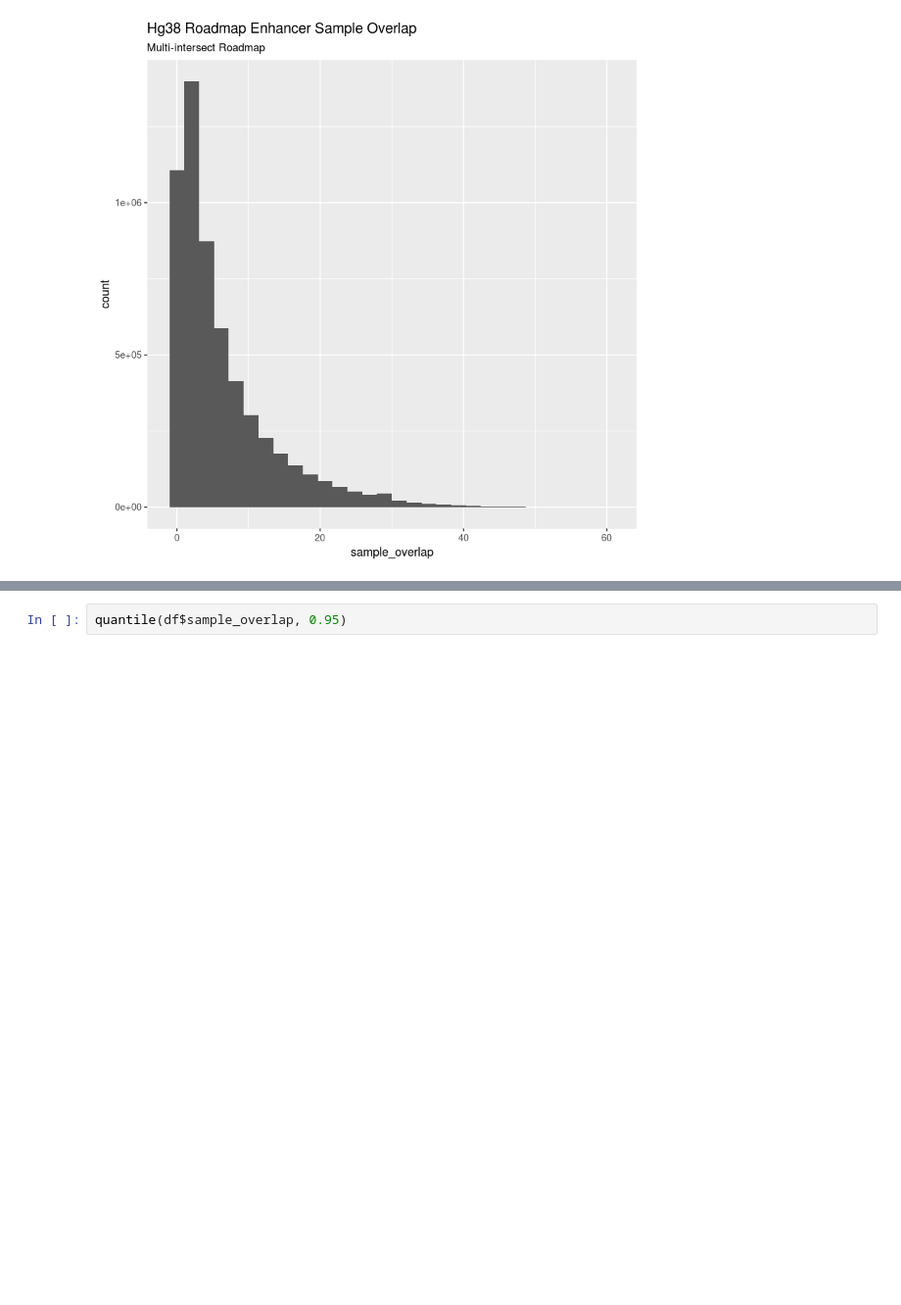
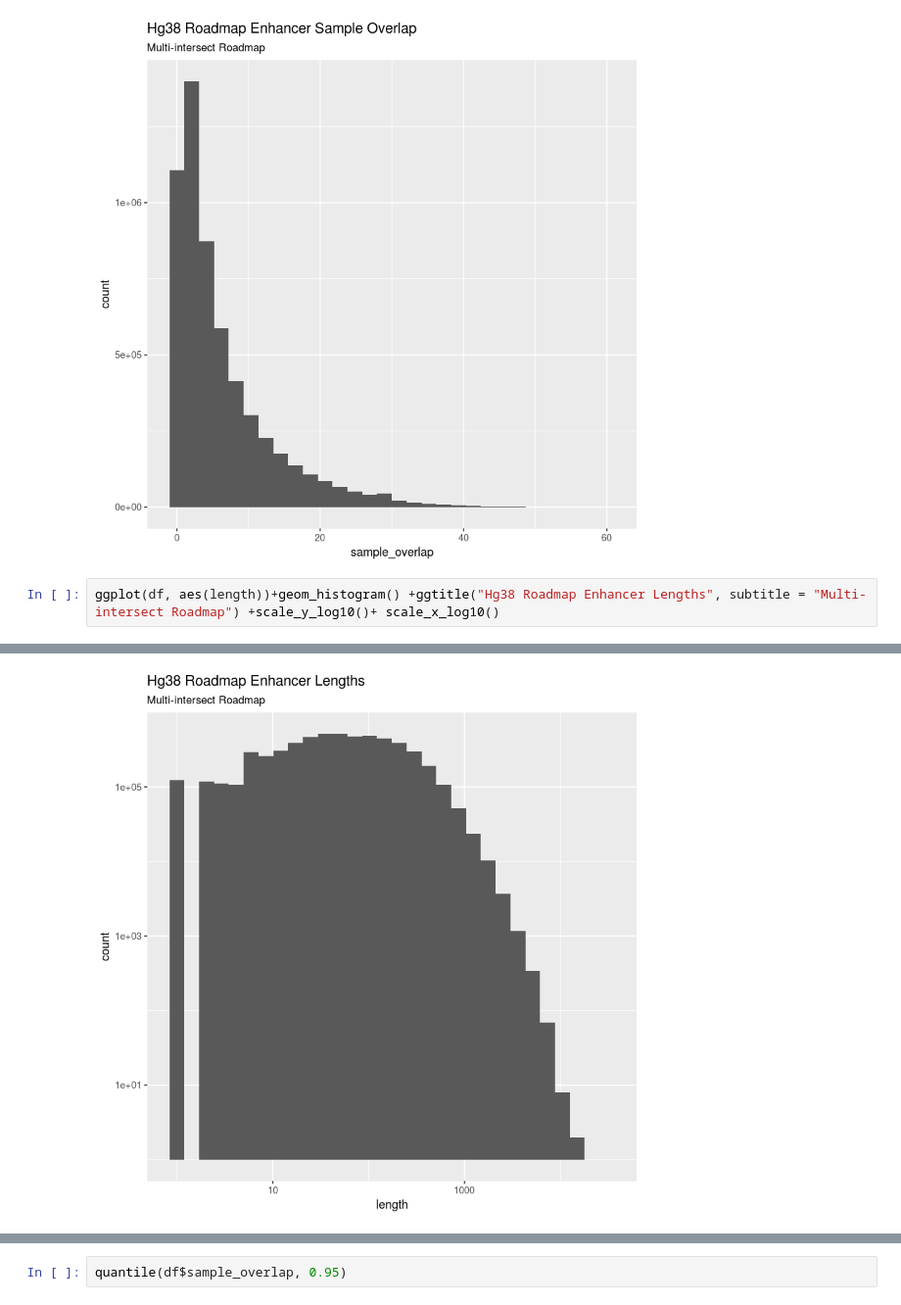
Before and after one commit to slifong08/bae_git, a Jupyter notebook: roadmap_multi/hg38/analyze_short_hg38_multiintersect_r.ipynb, the cells around one changed output, grey strips where cells are left out. Shown: that part at 98% size. Drawn from its saved outputs; the diff is of its cells as text; blank space fills up the shorter version.

```diff
--- a/roadmap_multi/hg38/analyze_short_hg38_multiintersect_r.ipynb
+++ b/roadmap_multi/hg38/analyze_short_hg38_multiintersect_r.ipynb
@@ -30,3 +30,6 @@ ggplot(df, aes(sample_overlap))+geom_histogram() +ggtitle("Hg38 Roadmap Enhancer
 # %% [output]
 `stat_bin()` using `bins = 30`. Pick better value with `binwidth`.
 [figure]
+# %%
+ggplot(df, aes(length))+geom_histogram() +ggtitle("Hg38 Roadmap Enhancer Lengths", subtitle = "Multi-intersect Roadmap") +scale_y_log10()+ scale_x_log10()
+# %% [output]
@@ -32,0 +40 @@ ggplot(df, aes(sample_overlap))+geom_histogram() +ggtitle("Hg38 Roadmap Enhancer
+[figure, added]
```
Also changed, not shown: parts of 3 cells of this notebook, 9 other files.
